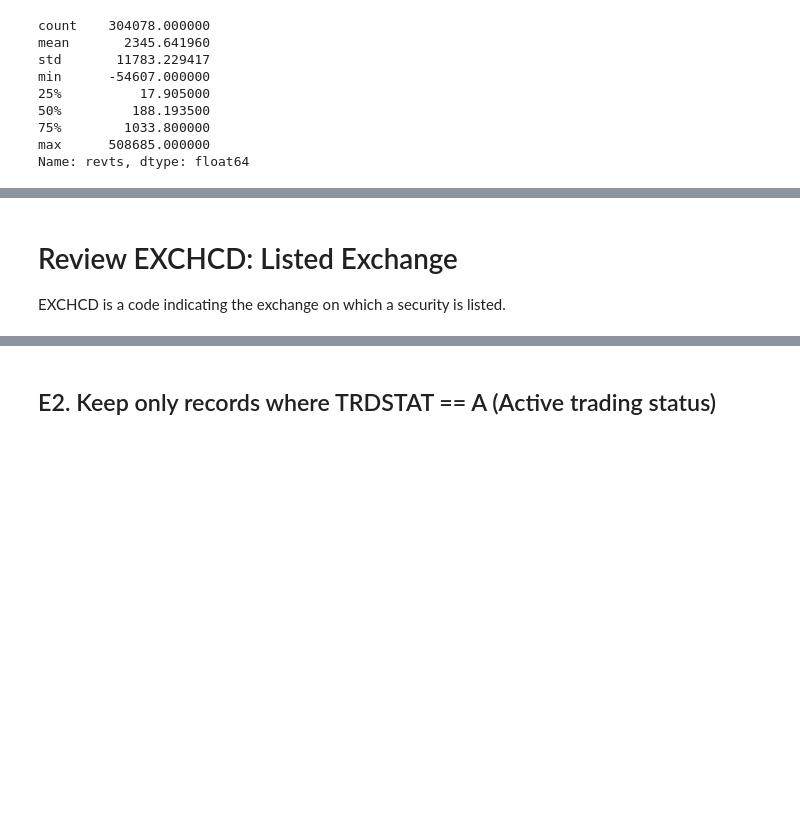
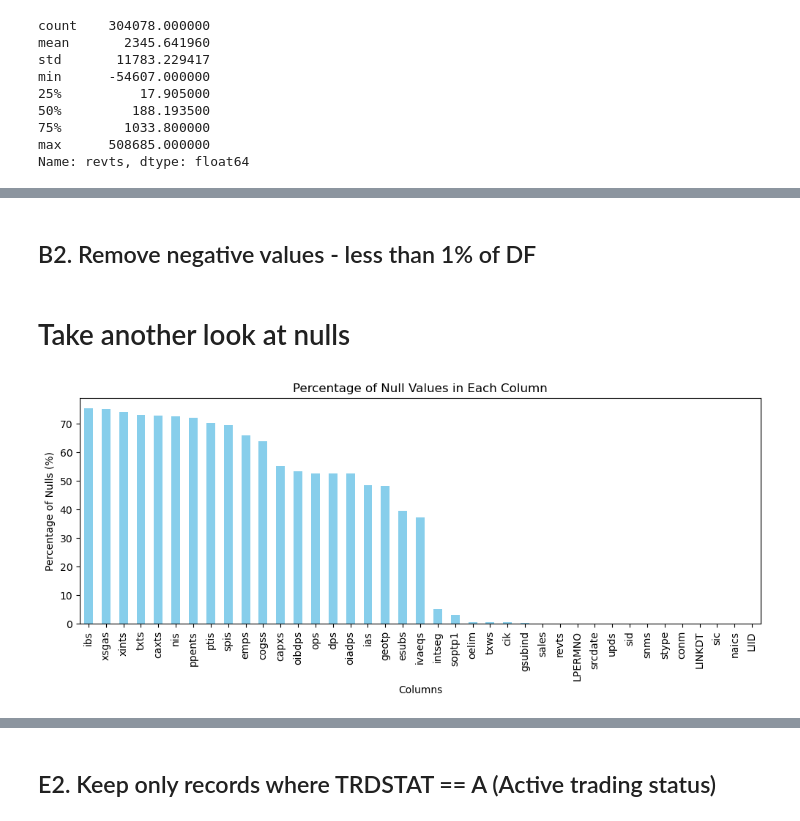
Before and after one commit to Shuo-Wang-UCBerkeley/VIP, a Jupyter notebook: src/jenna/phase_2/clean_link_stage1.ipynb, the cells around one changed output, grey strips where cells are left out. Drawn from its saved outputs; the diff is of its cells as text; code cells hidden in the pictures; blank space fills up the shorter version.

```diff
--- a/src/jenna/phase_2/clean_link_stage1.ipynb
+++ b/src/jenna/phase_2/clean_link_stage1.ipynb
@@ -306,4 +321,24 @@ num_records_kept:  7720749
-# %% [markdown]
-# Review EXCHCD: Listed Exchange
-
-EXCHCD is a code indicating the exchange on which a security is listed.
+# %% [markdown]
+## B2. Remove negative values - less than 1% of DF
+# %%
+# Remove negative values
+link_df = link_df[link_df['revts'] >= 0]
+# %% [markdown]
+# Take another look at nulls
+# %%
+# Count the number of nulls in each column
+null_counts = link_df.isnull().sum()
+
+# Calculate the percentage of nulls in each column
+total_rows = len(link_df)
+null_percentages = (null_counts / total_rows) * 100
+null_percentages = null_percentages.sort_values(ascending=False)
+
+# Plot the percentages as a bar plot
+null_percentages.plot(kind="bar", figsize=(12, 4), color="skyblue")
+plt.title("Percentage of Null Values in Each Column")
+plt.xlabel("Columns")
+plt.ylabel("Percentage of Nulls (%)")
+plt.show()
+# %% [output]
+[figure, added]
```
Also changed, not shown: parts of 32 cells of this notebook.
